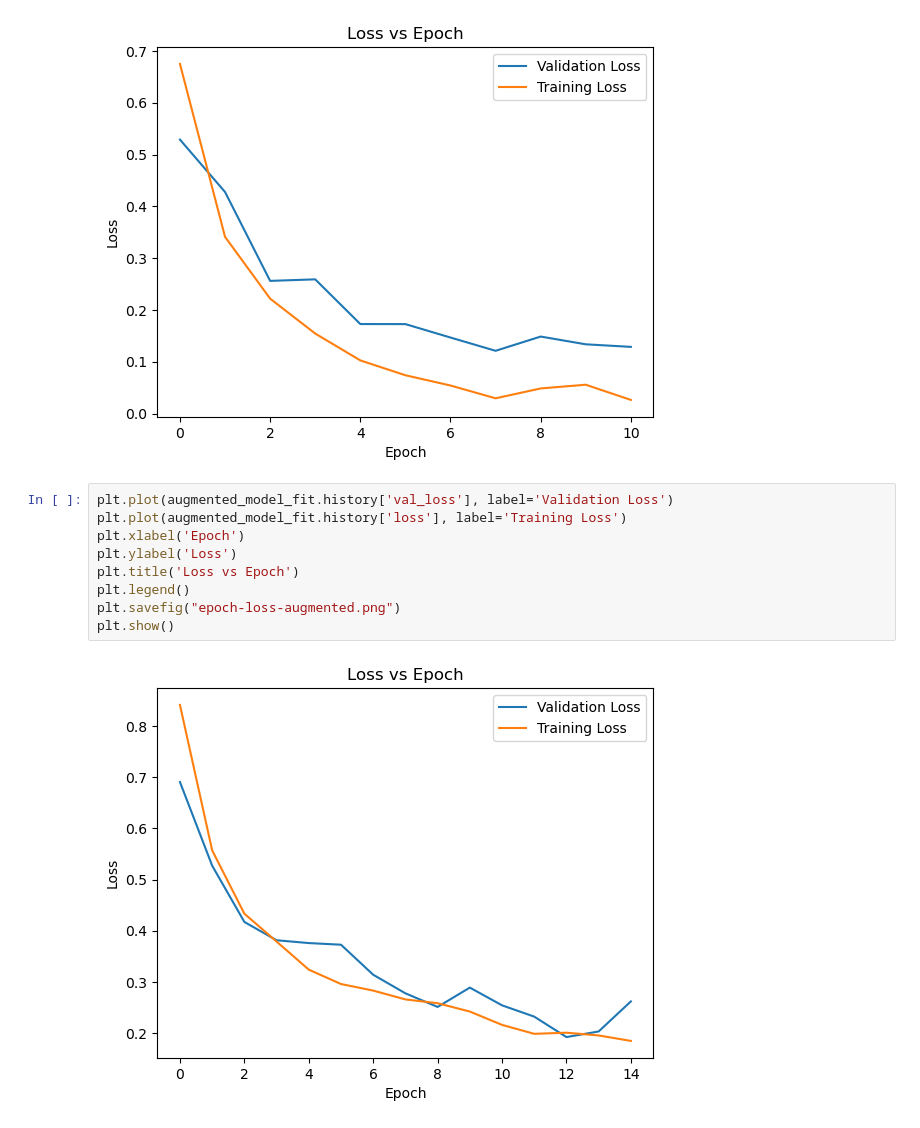
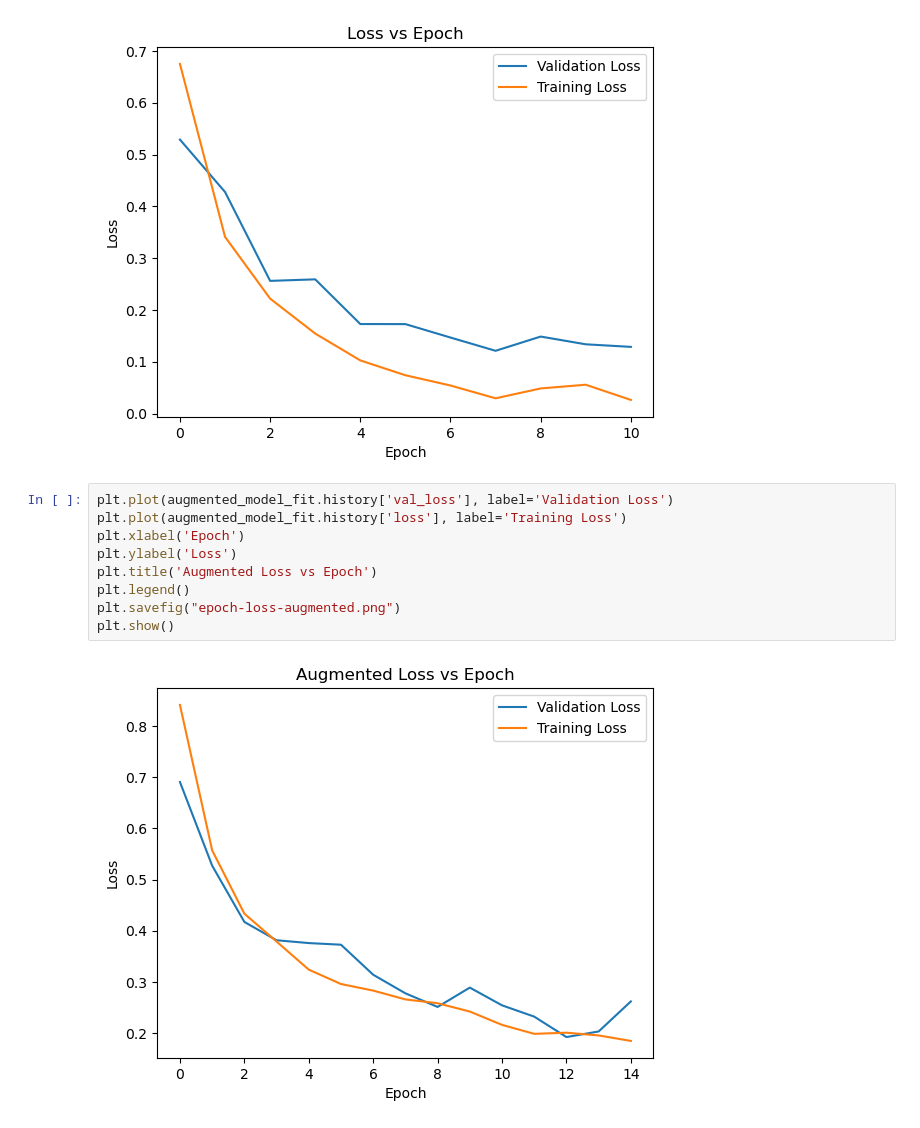
Before and after one commit to misraozoktas/machine_learning_43, a Jupyter notebook: MlFinalProject.ipynb, the cells around one changed output. Saved outputs shown, nothing was run; the diff lists cells and outputs as text.

```diff
--- a/MlFinalProject.ipynb
+++ b/MlFinalProject.ipynb
@@ -279,11 +279,11 @@ plt.show()
 # %%
 plt.plot(augmented_model_fit.history['val_loss'], label='Validation Loss')
 plt.plot(augmented_model_fit.history['loss'], label='Training Loss')
 plt.xlabel('Epoch')
 plt.ylabel('Loss')
-plt.title('Loss vs Epoch')
+plt.title('Augmented Loss vs Epoch')
 plt.legend()
 plt.savefig("epoch-loss-augmented.png")
 plt.show()
 # %% [output]
-[figure, old version]
+[figure, new version]
```
Also changed, not shown: 1 other file.
